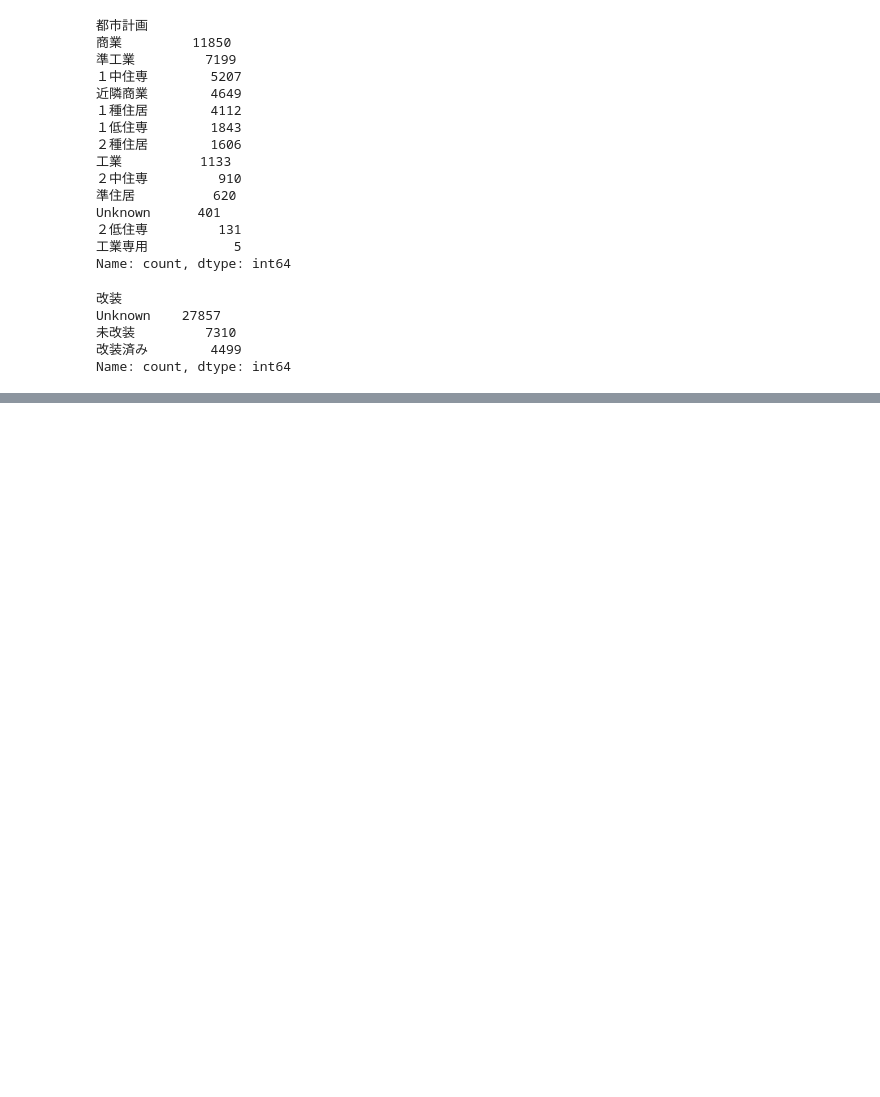
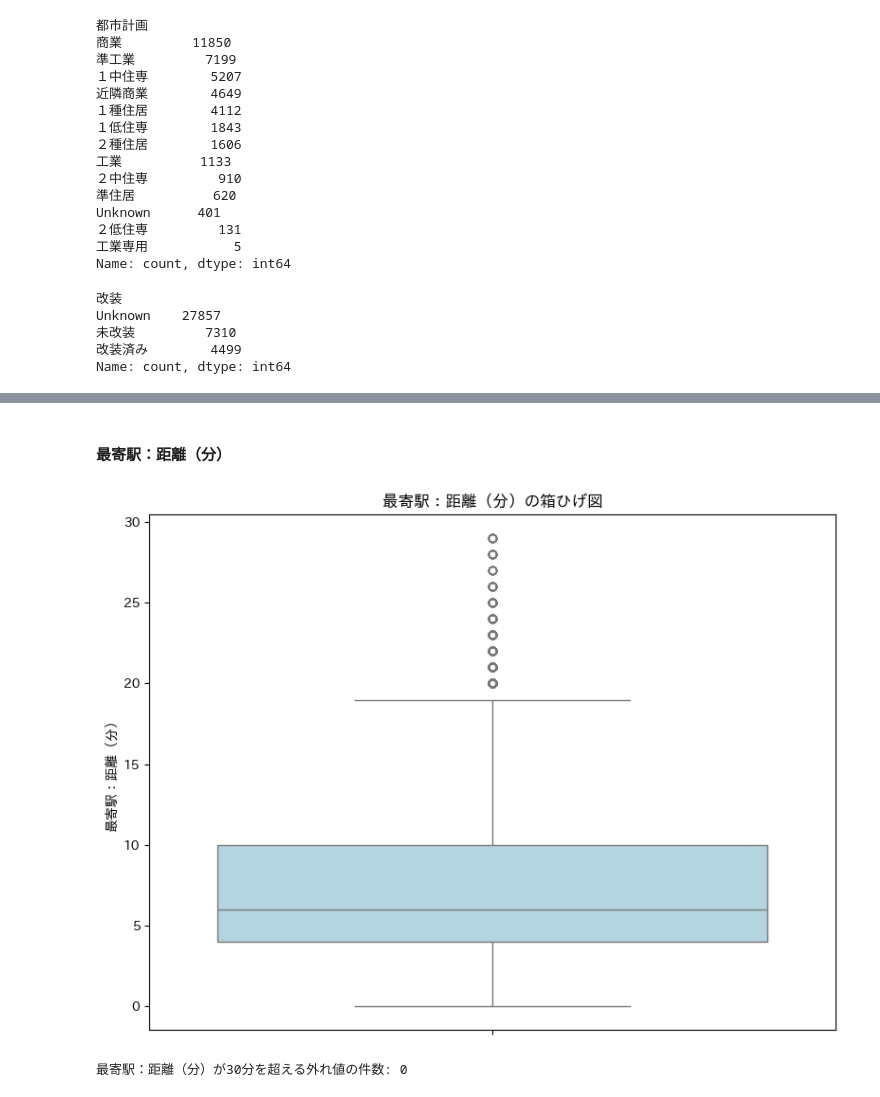
Before and after one commit to kotouharuto/House-price-forecast, a Jupyter notebook: notebooks/01_eda.ipynb, the cells around one changed output, grey strips where cells are left out. Drawn from its saved outputs; the diff is of its cells as text; code cells hidden in the pictures; blank space fills up the shorter version.

```diff
--- a/notebooks/01_eda.ipynb
+++ b/notebooks/01_eda.ipynb
@@ -328,0 +352,17 @@ dtype: int64
+# %% [markdown]
+#### 最寄駅：距離（分）
+# %%
+# 最寄駅：距離（分）を箱ひげ図で可視化
+plt.figure(figsize=(8, 6))
+sns.boxplot(y=df["最寄駅：距離（分）"], color="lightblue")
+plt.title("最寄駅：距離（分）の箱ひげ図")
+plt.ylabel("最寄駅：距離（分）")
+plt.tight_layout()
+plt.show()
+
+# 外れ値の件数を確認
+outliers = df[df["最寄駅：距離（分）"] > 30]
+print(f"最寄駅：距離（分）が30分を超える外れ値の件数: {len(outliers)}")
+# %% [output]
+[figure, added]
+最寄駅：距離（分）が30分を超える外れ値の件数: 0
```
Also changed, not shown: parts of 29 cells of this notebook, 3 other files.
